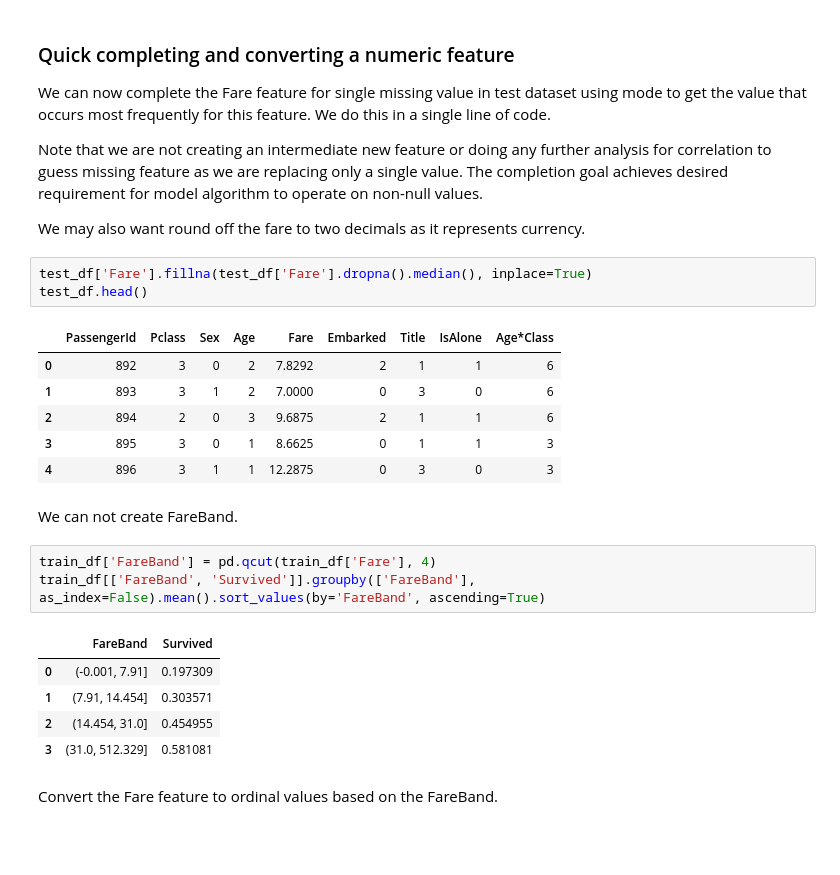
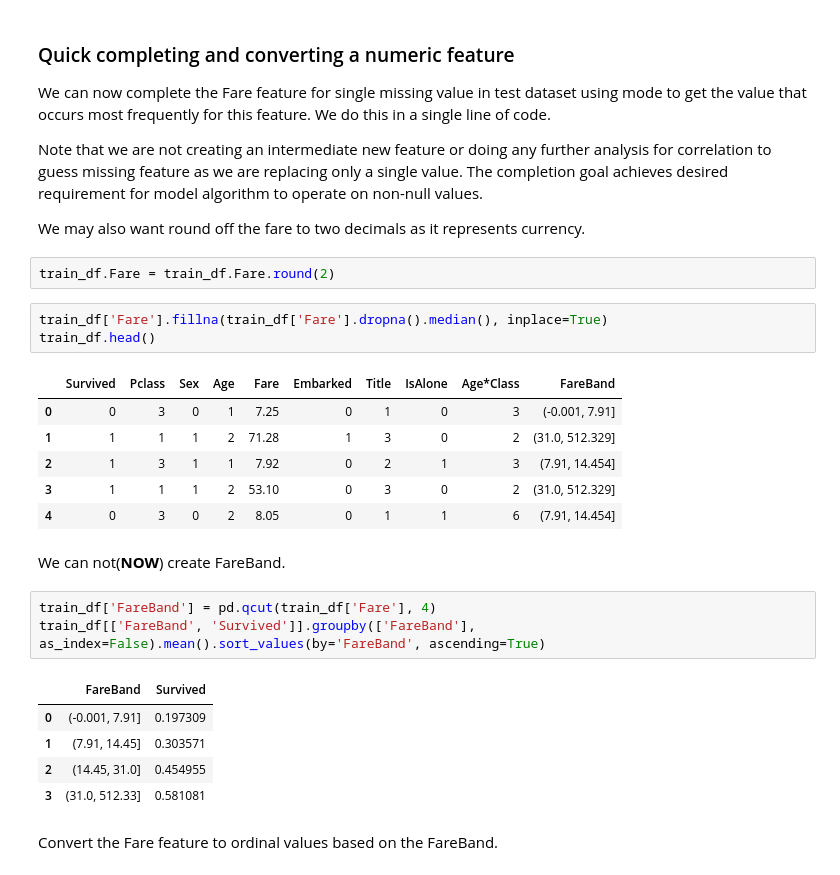
Before and after one commit to soumikg08/Titanic_Data, a Jupyter notebook: titanic-data-science-solutions.ipynb, the cells around one changed output. Cells and saved outputs as stored; diff of their text form; blank space fills up the shorter version.

```diff
--- a/titanic-data-science-solutions.ipynb
+++ b/titanic-data-science-solutions.ipynb
@@ -798,27 +954,29 @@ We can now complete the Fare feature for single missing value in test dataset us
 Note that we are not creating an intermediate new feature or doing any further analysis for correlation to guess missing feature as we are replacing only a single value. The completion goal achieves desired requirement for model algorithm to operate on non-null values.
 
 We may also want round off the fare to two decimals as it represents currency.
+# %%
+train_df.Fare = train_df.Fare.round(2)
 # %%
-test_df['Fare'].fillna(test_df['Fare'].dropna().median(), inplace=True)
-test_df.head()
+train_df['Fare'].fillna(train_df['Fare'].dropna().median(), inplace=True)
+train_df.head()
 # %% [output]
-|  | PassengerId | Pclass | Sex | Age | Fare | Embarked | Title | IsAlone | Age*Class |
-| 0 | 892 | 3 | 0 | 2 | 7.8292 | 2 | 1 | 1 | 6 |
-| 1 | 893 | 3 | 1 | 2 | 7.0000 | 0 | 3 | 0 | 6 |
-| 2 | 894 | 2 | 0 | 3 | 9.6875 | 2 | 1 | 1 | 6 |
-| 3 | 895 | 3 | 0 | 1 | 8.6625 | 0 | 1 | 1 | 3 |
-| 4 | 896 | 3 | 1 | 1 | 12.2875 | 0 | 3 | 0 | 3 |
+|  | Survived | Pclass | Sex | Age | Fare | Embarked | Title | IsAlone | Age*Class | FareBand |
+| 0 | 0 | 3 | 0 | 1 | 7.25 | 0 | 1 | 0 | 3 | (-0.001, 7.91] |
+| 1 | 1 | 1 | 1 | 2 | 71.28 | 1 | 3 | 0 | 2 | (31.0, 512.329] |
+| 2 | 1 | 3 | 1 | 1 | 7.92 | 0 | 2 | 1 | 3 | (7.91, 14.454] |
+| 3 | 1 | 1 | 1 | 2 | 53.10 | 0 | 3 | 0 | 2 | (31.0, 512.329] |
+| 4 | 0 | 3 | 0 | 2 | 8.05 | 0 | 1 | 1 | 6 | (7.91, 14.454] |
 # %% [markdown]
-We can not create FareBand.
+We can not(**NOW**) create FareBand.
 # %%
 train_df['FareBand'] = pd.qcut(train_df['Fare'], 4)
 train_df[['FareBand', 'Survived']].groupby(['FareBand'], as_index=False).mean().sort_values(by='FareBand', ascending=True)
 # %% [output]
 |  | FareBand | Survived |
 | 0 | (-0.001, 7.91] | 0.197309 |
-| 1 | (7.91, 14.454] | 0.303571 |
-| 2 | (14.454, 31.0] | 0.454955 |
-| 3 | (31.0, 512.329] | 0.581081 |
+| 1 | (7.91, 14.45] | 0.303571 |
+| 2 | (14.45, 31.0] | 0.454955 |
+| 3 | (31.0, 512.33] | 0.581081 |
 # %% [markdown]
 Convert the Fare feature to ordinal values based on the FareBand.
 # %%
```
Also changed, not shown: parts of 39 cells of this notebook.
